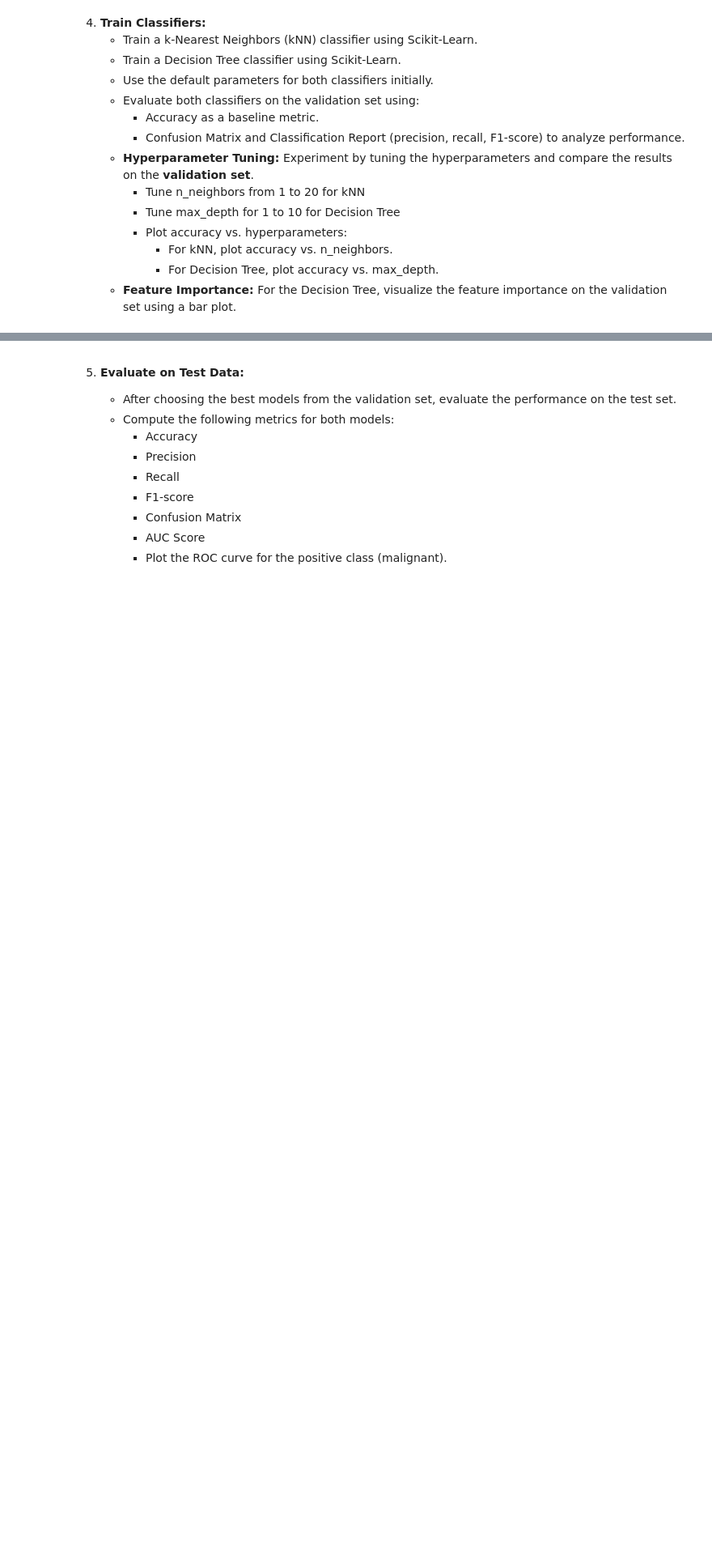
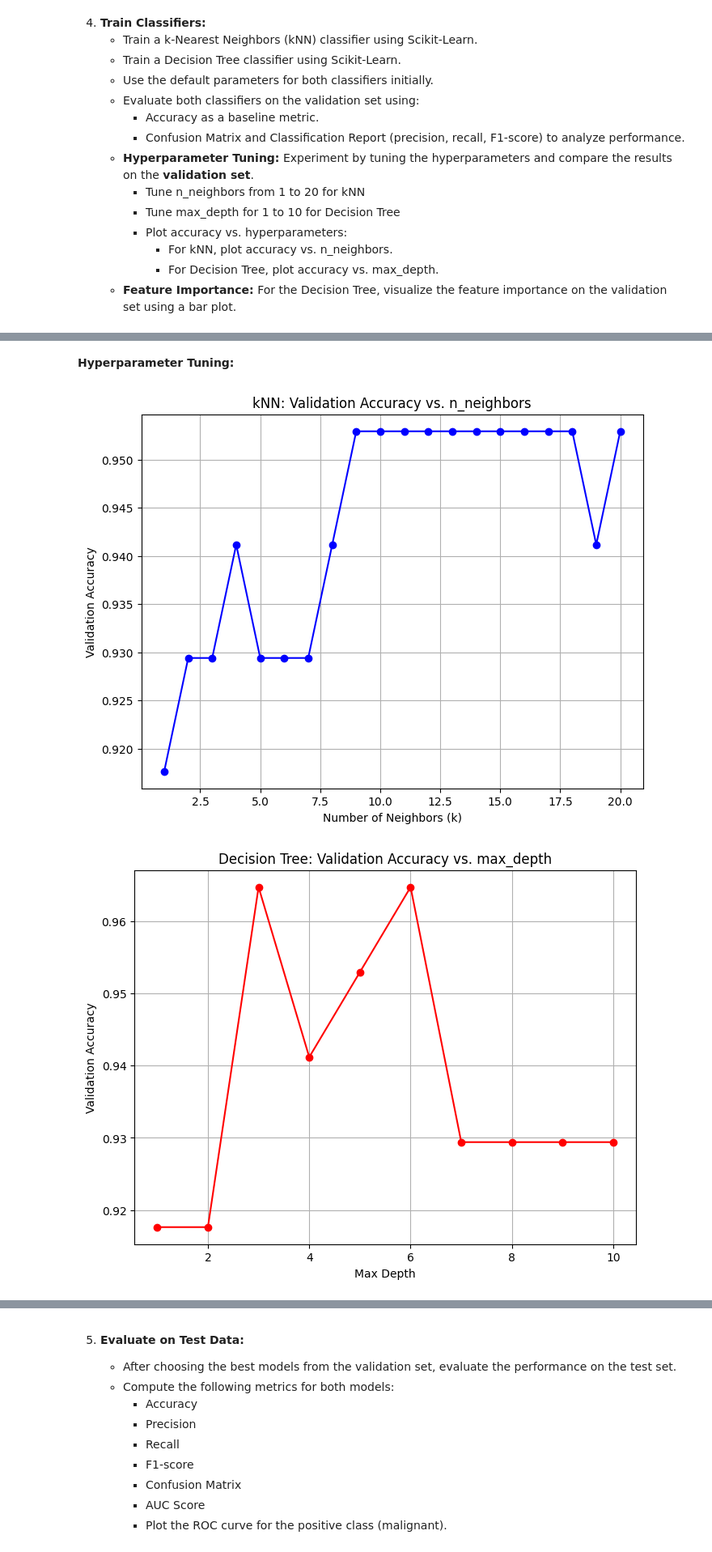
Before and after one commit to AhmadiJahid/CS512_HW1, a Jupyter notebook: CS512_Homework1.ipynb, the cells around one changed output, grey strips where cells are left out. Shown: that part at 81% size. Drawn from its saved outputs; the diff is of its cells as text; code cells hidden in the pictures; blank space fills up the shorter version.

Commit message:
Knn, decision trees, hyperparameter-tuning, feature importance

```diff
--- a/CS512_Homework1.ipynb
+++ b/CS512_Homework1.ipynb
@@ -146,0 +200,50 @@ Standard deviation of scaled training set (should be close to 1): [1. 1. 1. 1. 1
+# %% [markdown]
+**Hyperparameter Tuning:**
+# %%
+import matplotlib.pyplot as plt
+from sklearn.neighbors import KNeighborsClassifier
+from sklearn.tree import DecisionTreeClassifier
+from sklearn.metrics import accuracy_score
+
+# Step 1: Tune n_neighbors for kNN
+k_range = range(1, 21)
+knn_accuracies = []
+
+for k in k_range:
+    knn = KNeighborsClassifier(n_neighbors=k)
+    knn.fit(X_train_scaled, y_train)
+    knn_val_predictions = knn.predict(X_val_scaled)
+    knn_val_accuracy = accuracy_score(y_val, knn_val_predictions)
+    knn_accuracies.append(knn_val_accuracy)
+
+# Plot accuracy vs. n_neighbors for kNN
+plt.figure(figsize=(8, 6))
+plt.plot(k_range, knn_accuracies, marker='o', linestyle='-', color='b')
+plt.title('kNN: Validation Accuracy vs. n_neighbors')
+plt.xlabel('Number of Neighbors (k)')
+plt.ylabel('Validation Accuracy')
+plt.grid(True)
+plt.show()
+
+# Step 2: Tune max_depth for Decision Tree
+depth_range = range(1, 11)
+dt_accuracies = []
+
+for depth in depth_range:
+    dt = DecisionTreeClassifier(max_depth=depth)
+    dt.fit(X_train_scaled, y_train)
+    dt_val_predictions = dt.predict(X_val_scaled)
+    dt_val_accuracy = accuracy_score(y_val, dt_val_predictions)
+    dt_accuracies.append(dt_val_accuracy)
+
+# Plot accuracy vs. max_depth for Decision Tree
+plt.figure(figsize=(8, 6))
+plt.plot(depth_range, dt_accuracies, marker='o', linestyle='-', color='r')
+plt.title('Decision Tree: Validation Accuracy vs. max_depth')
+plt.xlabel('Max Depth')
+plt.ylabel('Validation Accuracy')
+plt.grid(True)
+plt.show()
+# %% [output]
+[figure, added]
+[figure, added]
```
Also changed, not shown: parts of 3 cells of this notebook.
